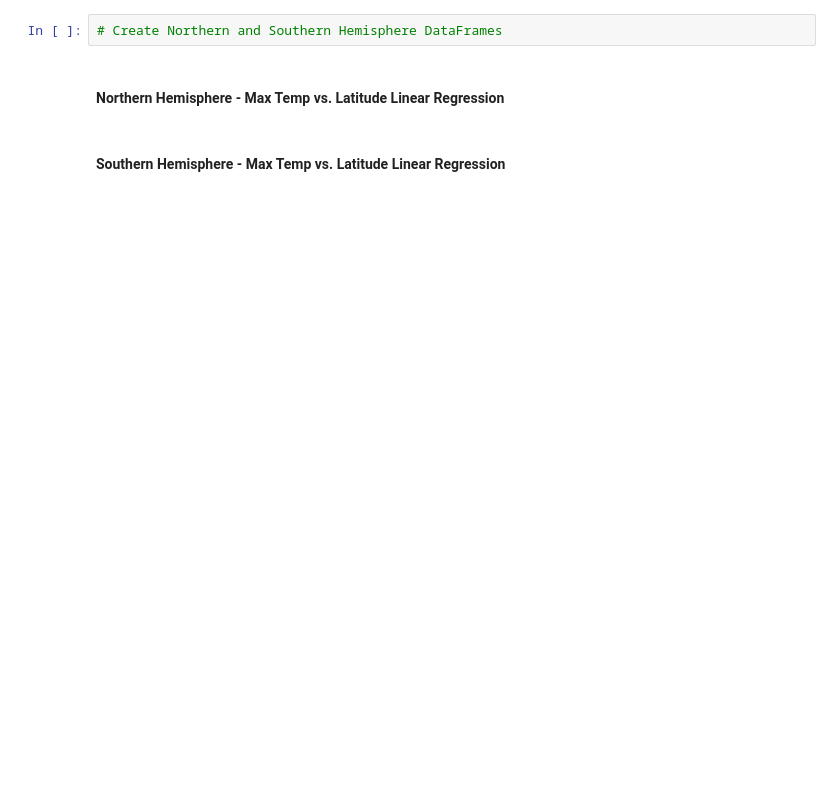
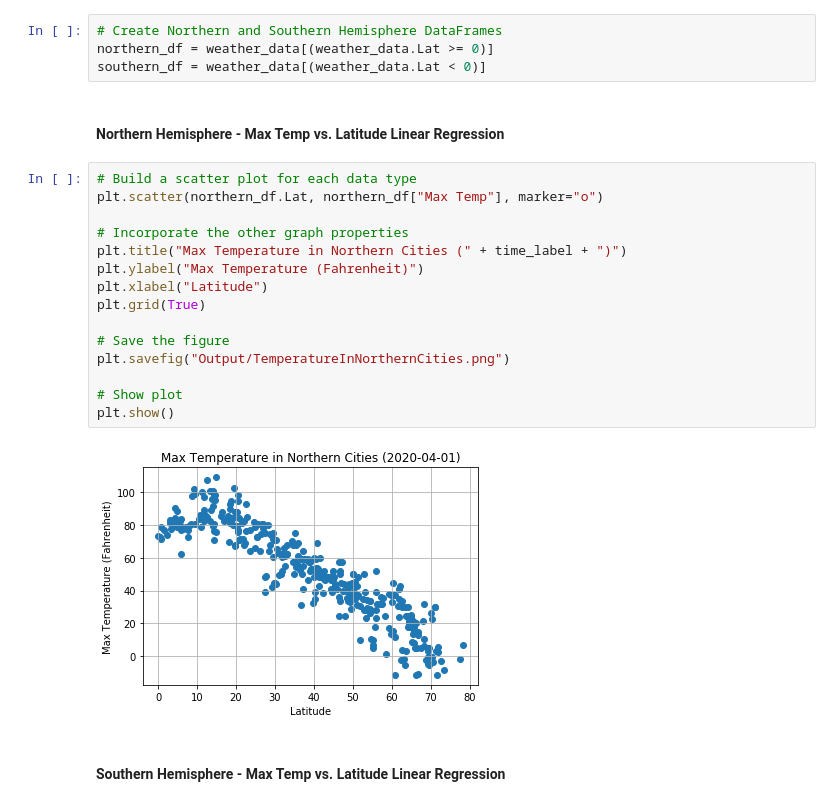
Before and after one commit to DigBaseball/python-api-challenge, a Jupyter notebook: WeatherPy/WeatherPy.ipynb, the cells around one changed output. Cells and saved outputs as stored; diff of their text form; blank space fills up the shorter version.

Commit message:
Added code for hemispheric data plots.

```diff
--- a/WeatherPy/WeatherPy.ipynb
+++ b/WeatherPy/WeatherPy.ipynb
@@ -262,7 +262,26 @@ plt.show()
 # OPTIONAL: Create a function to create Linear Regression plots
 # %%
 # Create Northern and Southern Hemisphere DataFrames
+northern_df = weather_data[(weather_data.Lat >= 0)]
+southern_df = weather_data[(weather_data.Lat < 0)]
 # %% [markdown]
 ####  Northern Hemisphere - Max Temp vs. Latitude Linear Regression
+# %%
+# Build a scatter plot for each data type
+plt.scatter(northern_df.Lat, northern_df["Max Temp"], marker="o")
+
+# Incorporate the other graph properties
+plt.title("Max Temperature in Northern Cities (" + time_label + ")")
+plt.ylabel("Max Temperature (Fahrenheit)")
+plt.xlabel("Latitude")
+plt.grid(True)
+
+# Save the figure
+plt.savefig("Output/TemperatureInNorthernCities.png")
+
+# Show plot
+plt.show()
+# %% [output]
+[figure, added]
 # %% [markdown]
 ####  Southern Hemisphere - Max Temp vs. Latitude Linear Regression
```
Also changed, not shown: parts of 15 cells of this notebook.
